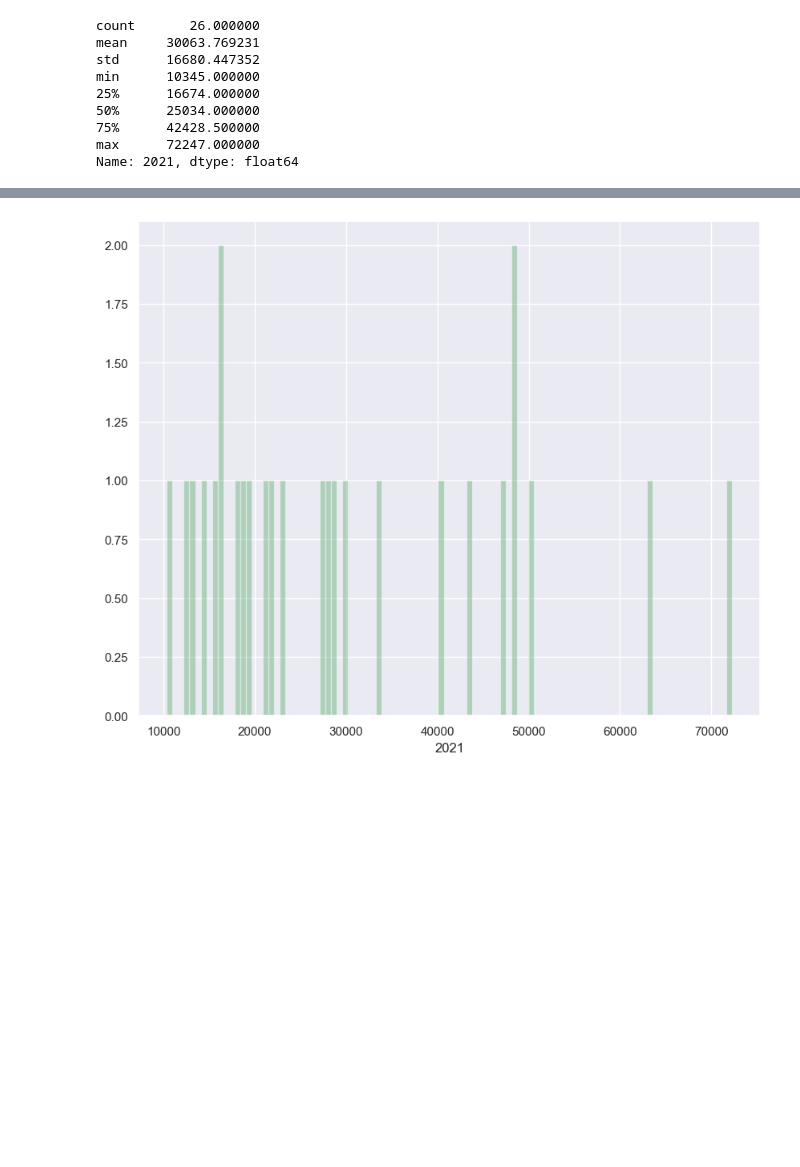
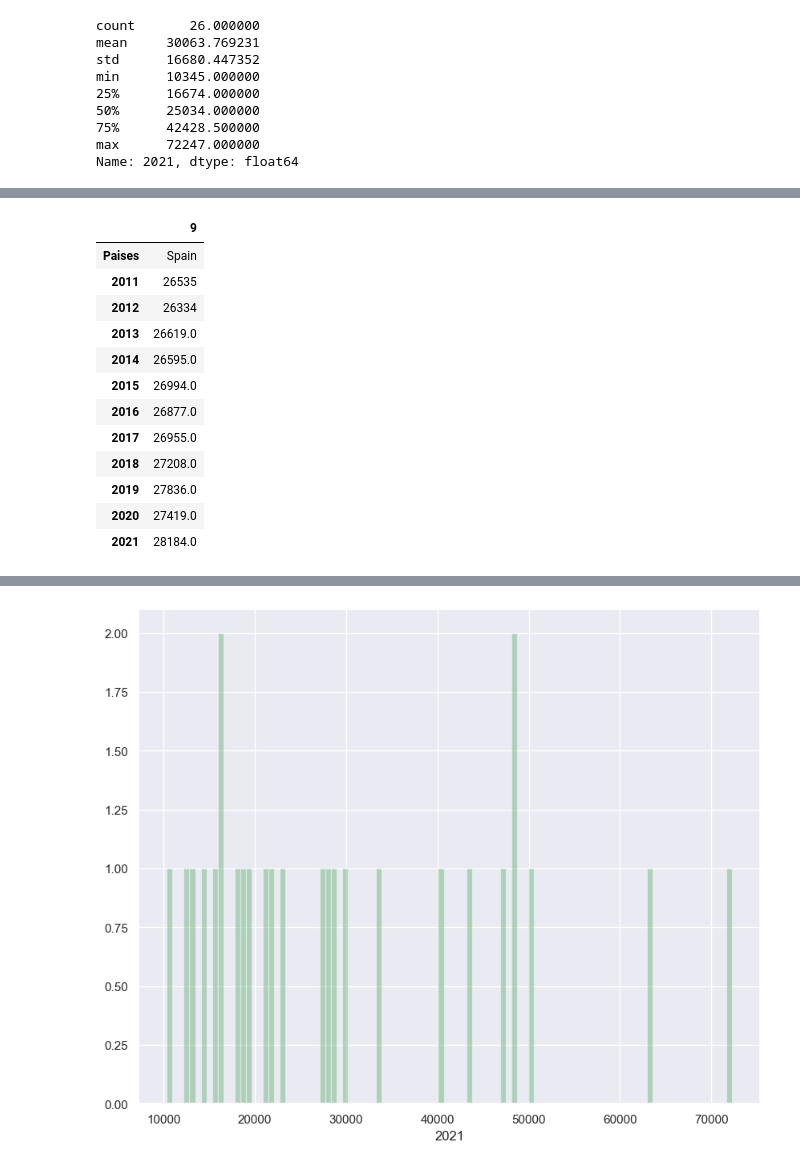
Before and after one commit to Lean788/EDA_vivienda_joven, a Jupyter notebook: src/Notebooks/analisis/analisis_jovenes.ipynb, the cells around one changed output, grey strips where cells are left out. Saved outputs shown, nothing was run; the diff lists cells and outputs as text; code cells hidden in the pictures; blank space fills up the shorter version.

```diff
--- a/src/Notebooks/analisis/analisis_jovenes.ipynb
+++ b/src/Notebooks/analisis/analisis_jovenes.ipynb
@@ -132,0 +142,16 @@ Name: 2021, dtype: float64
+# %%
+salarios_spain
+# %% [output]
+|  | 9 |
+| Paises | Spain |
+| 2011 | 26535 |
+| 2012 | 26334 |
+| 2013 | 26619.0 |
+| 2014 | 26595.0 |
+| 2015 | 26994.0 |
+| 2016 | 26877.0 |
+| 2017 | 26955.0 |
+| 2018 | 27208.0 |
+| 2019 | 27836.0 |
+| 2020 | 27419.0 |
+| 2021 | 28184.0 |
```
Also changed, not shown: parts of 7 cells of this notebook, 4 other files.
